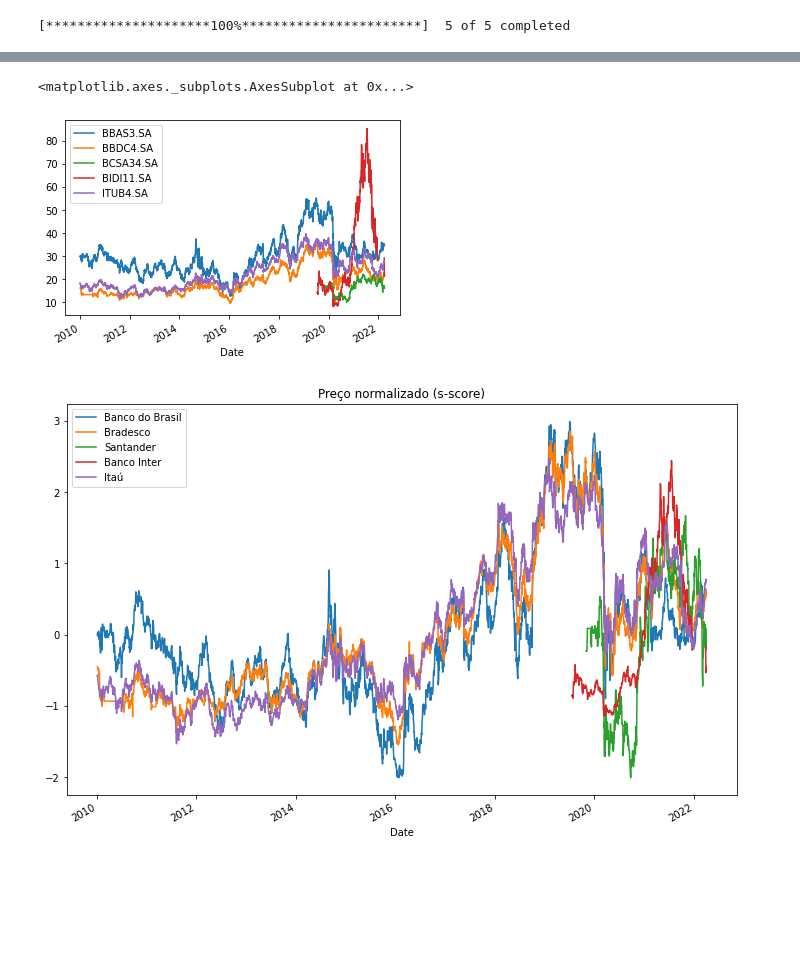
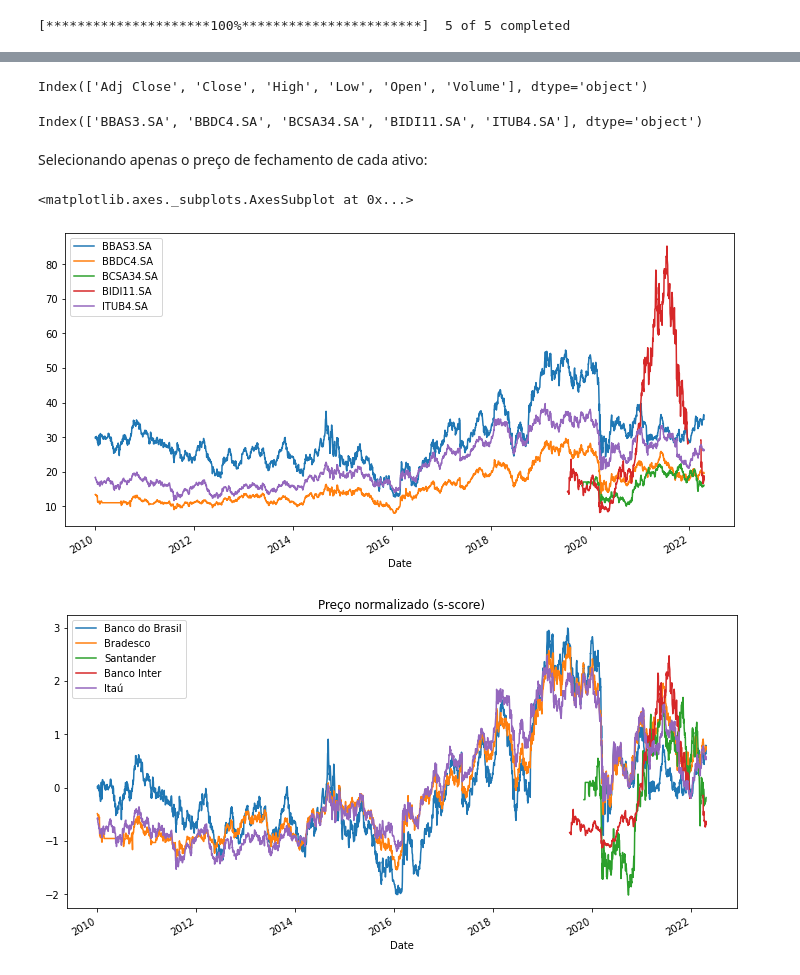
Before and after one commit to aceslima/python_api_scraping, a Jupyter notebook: Dados_do_Yahoo_Finance_com_Python.ipynb, the cells around one changed output, grey strips where cells are left out. Saved outputs shown, nothing was run; the diff lists cells and outputs as text; code cells hidden in the pictures; blank space fills up the shorter version.

```diff
--- a/Dados_do_Yahoo_Finance_com_Python.ipynb
+++ b/Dados_do_Yahoo_Finance_com_Python.ipynb
@@ -99,19 +126,29 @@ dados.head(2)
 2 rows × 30 columns
+# %%
+dados.columns.levels[0]
+# %% [output]
+Index(['Adj Close', 'Close', 'High', 'Low', 'Open', 'Volume'], dtype='object')
+# %%
+dados.columns.levels[1]
+# %% [output]
+Index(['BBAS3.SA', 'BBDC4.SA', 'BCSA34.SA', 'BIDI11.SA', 'ITUB4.SA'], dtype='object')
+# %% [markdown]
+Selecionando apenas o preço de fechamento de cada ativo:
 # %%
 precos = dados['Close']
 # %%
-precos.plot()
+precos.plot(figsize=(12,6))
 # %% [output]
 <matplotlib.axes._subplots.AxesSubplot at 0x...>
-[figure, old version]
+[figure, new version]
 # %%
 # Normalização dos precos (z-score)
 precos_norm = (precos - precos.mean())/precos.std()
 # %%
-ax = precos_norm.plot(figsize=(12, 8), title='Preço normalizado (s-score)')
+ax = precos_norm.plot(figsize=(12, 6), title='Preço normalizado (s-score)')
 ax.legend(['Banco do Brasil', 'Bradesco', 'Santander', 'Banco Inter', 'Itaú']);
 # %% [output]
-[figure, old version]
+[figure, new version]
 # %%
 # Retorno acumulado
 precos_rtn = precos[['BBAS3.SA', 'BBDC4.SA']].pct_change()
```
Also changed, not shown: parts of 19 cells of this notebook.
